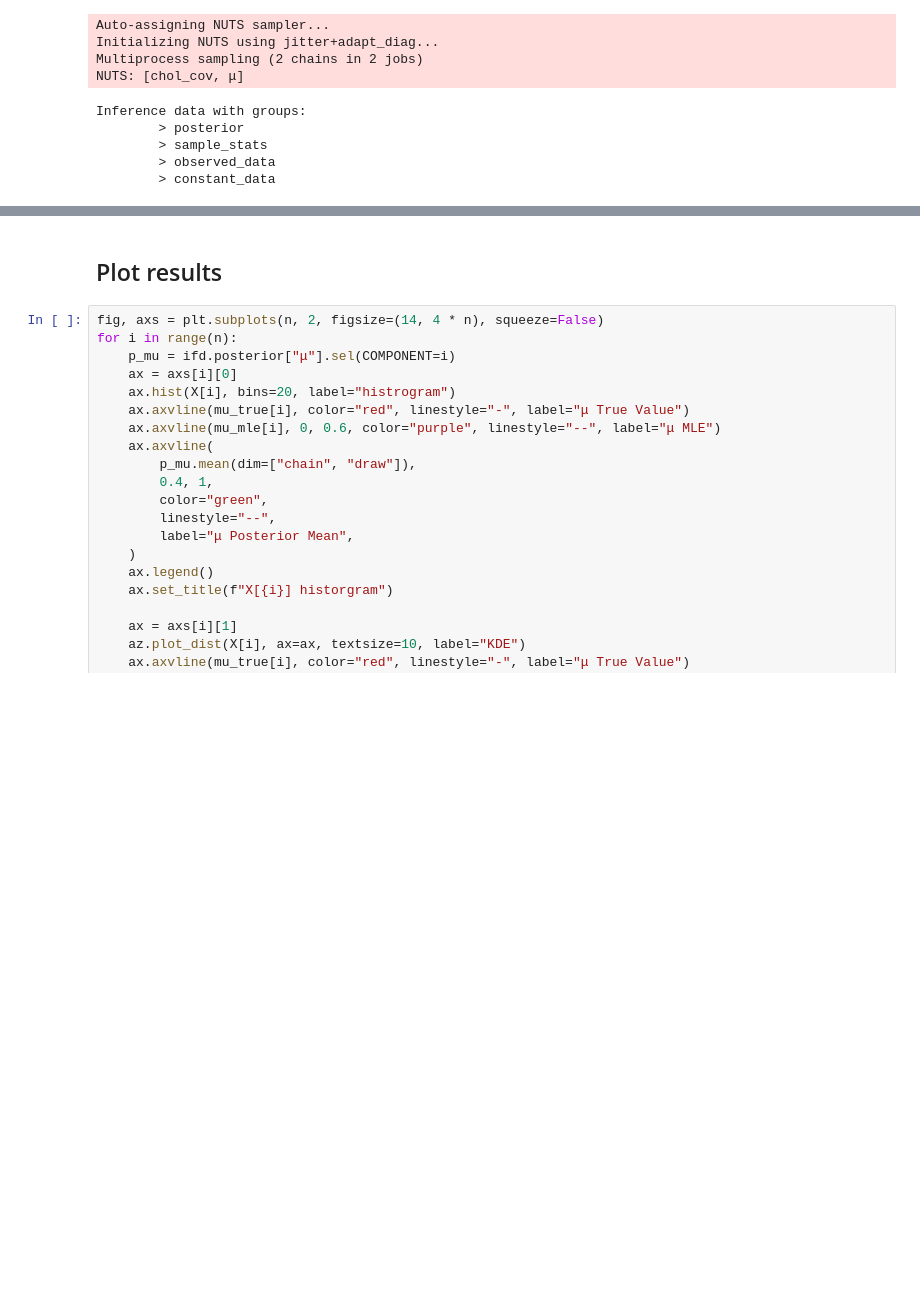
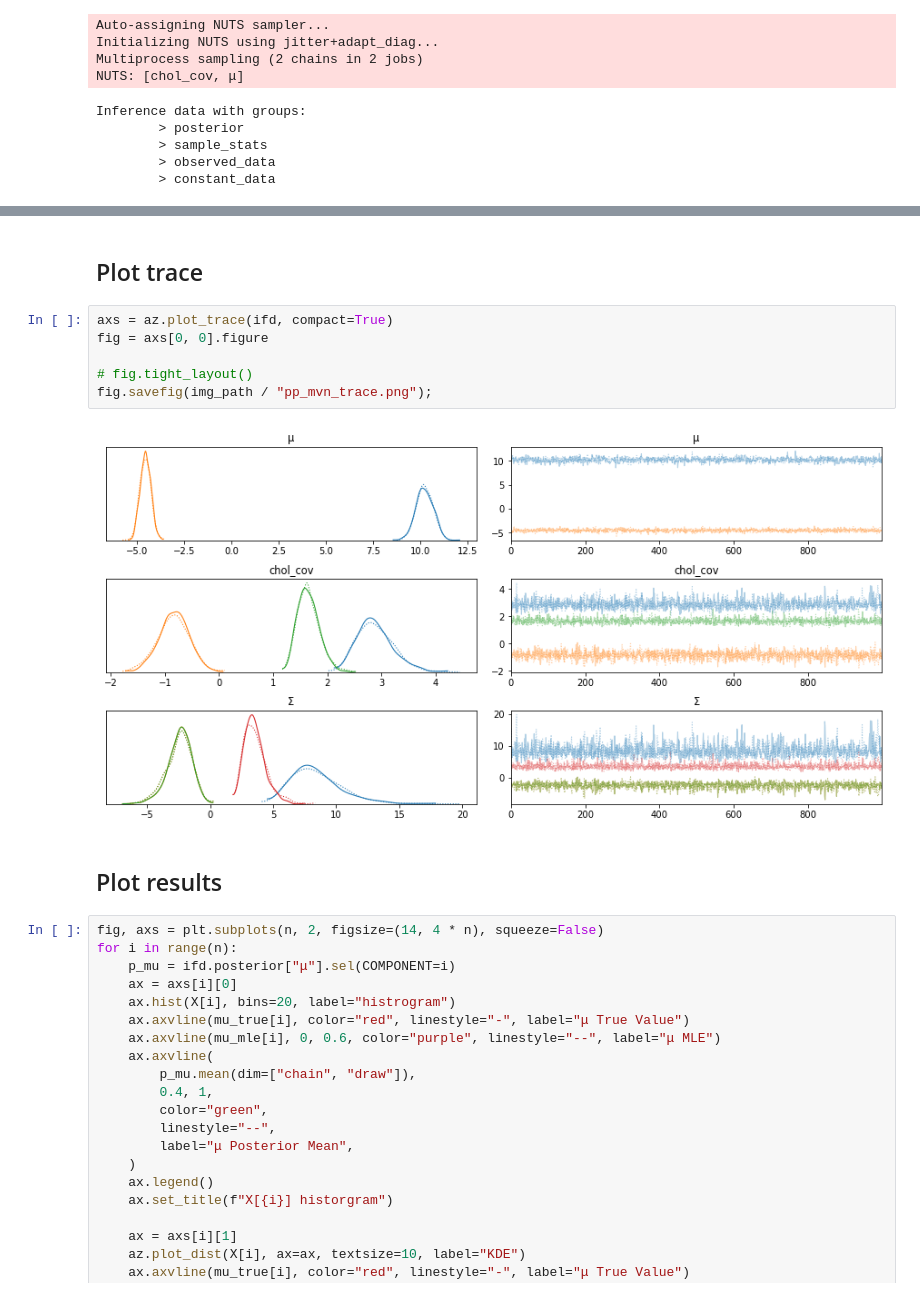
Before and after one commit to NowanIlfideme/masters_switching_models, a Jupyter notebook: notebooks/examples/PyMC3_Normal.ipynb, the cells around one changed output, grey strips where cells are left out. Cells and saved outputs as stored; diff of their text form; blank space fills up the shorter version.

Commit message:
Added traces to Normal example

```diff
--- a/notebooks/examples/PyMC3_Normal.ipynb
+++ b/notebooks/examples/PyMC3_Normal.ipynb
@@ -129,6 +129,16 @@ Attributes:
     arviz_version:              0.8.3
     inference_library:          pymc3
     inference_library_version:  3.8
+# %% [markdown]
+## Plot trace
+# %%
+axs = az.plot_trace(ifd, compact=True)
+fig = axs[0, 0].figure
+
+# fig.tight_layout()
+fig.savefig(img_path / "pp_mvn_trace.png");
+# %% [output]
+[figure, added]
 # %% [markdown]
 ## Plot results
 # %%
```
Also changed, not shown: parts of 1 cell of this notebook.
